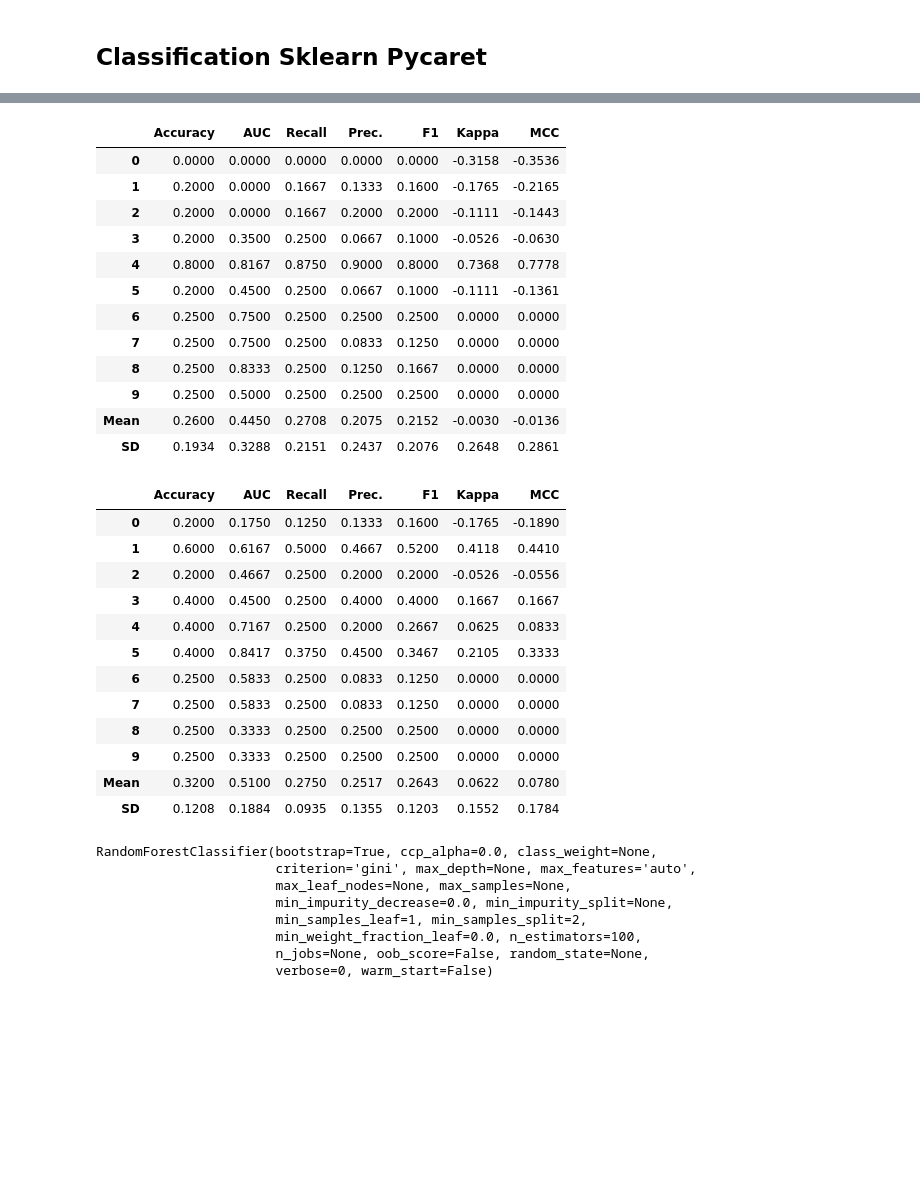
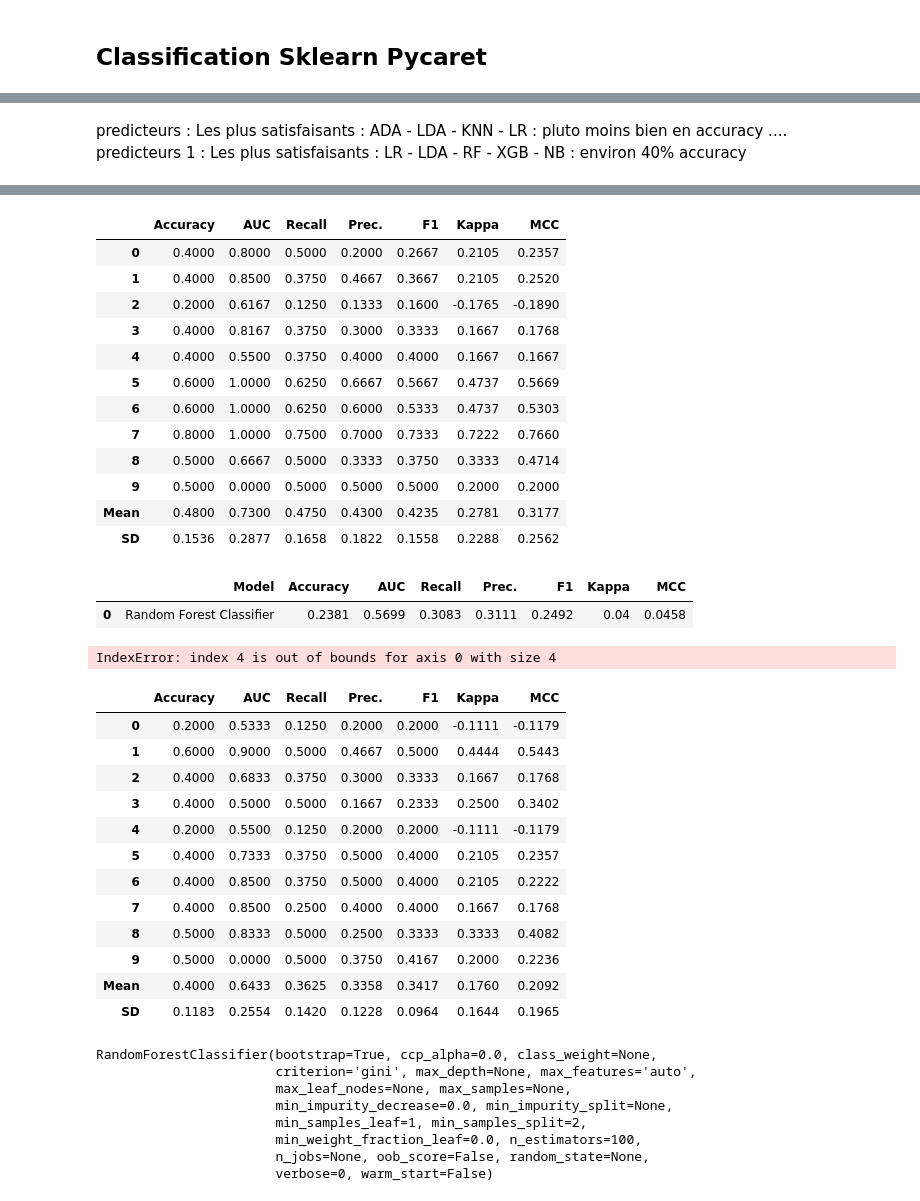
Before and after one commit to sebastiendufour1972/BL.Research-at-SemEval-2022-Task-8, a Jupyter notebook: french/Finalisation_programme_french.ipynb, the cells around one changed output, grey strips where cells are left out. Drawn from its saved outputs; the diff is of its cells as text; code cells hidden in the pictures; blank space fills up the shorter version.

```diff
--- a/french/Finalisation_programme_french.ipynb
+++ b/french/Finalisation_programme_french.ipynb
@@ -510,7 +548,9 @@ def Creation_features_comparaison(df,langue, test_position = [methode1,methode2]
 # %% [markdown]
 ## Classification Sklearn Pycaret
 # %%
-francais = pd.read_csv('corpus_fr_notes2.csv',index_col=0)
+import pandas as pd
+francais = pd.read_csv('corpus_fr_notes.csv',index_col=0)
 # %%
-# attention certains textes ne sont pas fournies et don mis en "Error" : A supprimer donc
-francais[francais.meth1_similarites=='Error']
+# attention certains textes ne sont pas fournies et donc mis en "Error" : A supprimer donc
+# On pourrait éventuellement tester en ne prenant plus les meth similarités ds les predicteurs
+francais = francais[francais.meth1_similarites!='Error']
@@ -601,3 +749,6 @@ xgb = create_model('xgboost')
+# %% [markdown]
+predicteurs : Les plus satisfaisants : ADA - LDA - KNN - LR : pluto moins bien en accuracy .... <br/>
+predicteurs 1 : Les plus satisfaisants : LR - LDA - RF - XGB - NB : environ 40% accuracy
 # %%
 essai_classif = francais[['Geography','Entities', 'Time', 'Narrative', 'Overall', 'Style', 'Tone','nb_entites_idem',
     'nb_lieux_idem', 'nb_dates_idem', 'score_similarite_titres', 'score_similarite_resume1','score_similarite_resume2',
@@ -636,38 +783,25 @@ predicteurs = ['nb_entites_idem', 'nb_lieux_idem', 'nb_dates_idem', 'score_simil
 # %%
 Xtrain = essai_classif[predicteurs + ['Overall']]
 french_classif = setup(data = Xtrain,  target = 'Overall', html=False, silent=True, verbose=False)
-rf = create_model(rf)
+rf = create_model('rf')
 # %% [output]
 |  | Accuracy | AUC | Recall | Prec. | F1 | Kappa | MCC |
-| 0 | 0.0000 | 0.0000 | 0.0000 | 0.0000 | 0.0000 | -0.3158 | -0.3536 |
-| 1 | 0.2000 | 0.0000 | 0.1667 | 0.1333 | 0.1600 | -0.1765 | -0.2165 |
-| 2 | 0.2000 | 0.0000 | 0.1667 | 0.2000 | 0.2000 | -0.1111 | -0.1443 |
-| 3 | 0.2000 | 0.3500 | 0.2500 | 0.0667 | 0.1000 | -0.0526 | -0.0630 |
-| 4 | 0.8000 | 0.8167 | 0.8750 | 0.9000 | 0.8000 | 0.7368 | 0.7778 |
-| 5 | 0.2000 | 0.4500 | 0.2500 | 0.0667 | 0.1000 | -0.1111 | -0.1361 |
-| 6 | 0.2500 | 0.7500 | 0.2500 | 0.2500 | 0.2500 | 0.0000 | 0.0000 |
-| 7 | 0.2500 | 0.7500 | 0.2500 | 0.0833 | 0.1250 | 0.0000 | 0.0000 |
-| 8 | 0.2500 | 0.8333 | 0.2500 | 0.1250 | 0.1667 | 0.0000 | 0.0000 |
-| 9 | 0.2500 | 0.5000 | 0.2500 | 0.2500 | 0.2500 | 0.0000 | 0.0000 |
-| Mean | 0.2600 | 0.4450 | 0.2708 | 0.2075 | 0.2152 | -0.0030 | -0.0136 |
-| SD | 0.1934 | 0.3288 | 0.2151 | 0.2437 | 0.2076 | 0.2648 | 0.2861 |
+| 0 | 0.4000 | 0.8000 | 0.5000 | 0.2000 | 0.2667 | 0.2105 | 0.2357 |
+| 1 | 0.4000 | 0.8500 | 0.3750 | 0.4667 | 0.3667 | 0.2105 | 0.2520 |
+| 2 | 0.2000 | 0.6167 | 0.1250 | 0.1333 | 0.1600 | -0.1765 | -0.1890 |
+| 3 | 0.4000 | 0.8167 | 0.3750 | 0.3000 | 0.3333 | 0.1667 | 0.1768 |
+| 4 | 0.4000 | 0.5500 | 0.3750 | 0.4000 | 0.4000 | 0.1667 | 0.1667 |
+| 5 | 0.6000 | 1.0000 | 0.6250 | 0.6667 | 0.5667 | 0.4737 | 0.5669 |
+| 6 | 0.6000 | 1.0000 | 0.6250 | 0.6000 | 0.5333 | 0.4737 | 0.5303 |
+| 7 | 0.8000 | 1.0000 | 0.7500 | 0.7000 | 0.7333 | 0.7222 | 0.7660 |
+| 8 | 0.5000 | 0.6667 | 0.5000 | 0.3333 | 0.3750 | 0.3333 | 0.4714 |
+| 9 | 0.5000 | 0.0000 | 0.5000 | 0.5000 | 0.5000 | 0.2000 | 0.2000 |
+| Mean | 0.4800 | 0.7300 | 0.4750 | 0.4300 | 0.4235 | 0.2781 | 0.3177 |
+| SD | 0.1536 | 0.2877 | 0.1658 | 0.1822 | 0.1558 | 0.2288 | 0.2562 |
 # %%
-# predictions = predict_model(rf)  # ne marche pas ????
-# predictions
+predictions = predict_model(rf)  # ne marche pas ????
+predictions
+# %% [output]
+|  | Model | Accuracy | AUC | Recall | Prec. | F1 | Kappa | MCC |
+| 0 | Random Forest Classifier | 0.2381 | 0.5699 | 0.3083 | 0.3111 | 0.2492 | 0.04 | 0.0458 |
+IndexError: index 4 is out of bounds for axis 0 with size 4
-# %%
-french_classif = setup(data = essai_classif[['nb_entites_idem', 'nb_lieux_idem', 'nb_dates_idem','Entities']],  target = 'Entities', html=False, silent=True, verbose=False)
-rf = create_model(rf)
-# %% [output]
-|  | Accuracy | AUC | Recall | Prec. | F1 | Kappa | MCC |
-| 0 | 0.2000 | 0.1750 | 0.1250 | 0.1333 | 0.1600 | -0.1765 | -0.1890 |
-| 1 | 0.6000 | 0.6167 | 0.5000 | 0.4667 | 0.5200 | 0.4118 | 0.4410 |
-| 2 | 0.2000 | 0.4667 | 0.2500 | 0.2000 | 0.2000 | -0.0526 | -0.0556 |
-| 3 | 0.4000 | 0.4500 | 0.2500 | 0.4000 | 0.4000 | 0.1667 | 0.1667 |
-| 4 | 0.4000 | 0.7167 | 0.2500 | 0.2000 | 0.2667 | 0.0625 | 0.0833 |
-| 5 | 0.4000 | 0.8417 | 0.3750 | 0.4500 | 0.3467 | 0.2105 | 0.3333 |
-| 6 | 0.2500 | 0.5833 | 0.2500 | 0.0833 | 0.1250 | 0.0000 | 0.0000 |
-| 7 | 0.2500 | 0.5833 | 0.2500 | 0.0833 | 0.1250 | 0.0000 | 0.0000 |
-| 8 | 0.2500 | 0.3333 | 0.2500 | 0.2500 | 0.2500 | 0.0000 | 0.0000 |
-| 9 | 0.2500 | 0.3333 | 0.2500 | 0.2500 | 0.2500 | 0.0000 | 0.0000 |
-| Mean | 0.3200 | 0.5100 | 0.2750 | 0.2517 | 0.2643 | 0.0622 | 0.0780 |
-| SD | 0.1208 | 0.1884 | 0.0935 | 0.1355 | 0.1203 | 0.1552 | 0.1784 |
@@ -678,3 +808,19 @@ rf = create_model(rf)
+# %%
+lda = create_model('lda')
+# %% [output]
+|  | Accuracy | AUC | Recall | Prec. | F1 | Kappa | MCC |
+| 0 | 0.2000 | 0.5333 | 0.1250 | 0.2000 | 0.2000 | -0.1111 | -0.1179 |
+| 1 | 0.6000 | 0.9000 | 0.5000 | 0.4667 | 0.5000 | 0.4444 | 0.5443 |
+| 2 | 0.4000 | 0.6833 | 0.3750 | 0.3000 | 0.3333 | 0.1667 | 0.1768 |
+| 3 | 0.4000 | 0.5000 | 0.5000 | 0.1667 | 0.2333 | 0.2500 | 0.3402 |
+| 4 | 0.2000 | 0.5500 | 0.1250 | 0.2000 | 0.2000 | -0.1111 | -0.1179 |
+| 5 | 0.4000 | 0.7333 | 0.3750 | 0.5000 | 0.4000 | 0.2105 | 0.2357 |
+| 6 | 0.4000 | 0.8500 | 0.3750 | 0.5000 | 0.4000 | 0.2105 | 0.2222 |
+| 7 | 0.4000 | 0.8500 | 0.2500 | 0.4000 | 0.4000 | 0.1667 | 0.1768 |
+| 8 | 0.5000 | 0.8333 | 0.5000 | 0.2500 | 0.3333 | 0.3333 | 0.4082 |
+| 9 | 0.5000 | 0.0000 | 0.5000 | 0.3750 | 0.4167 | 0.2000 | 0.2236 |
+| Mean | 0.4000 | 0.6433 | 0.3625 | 0.3358 | 0.3417 | 0.1760 | 0.2092 |
+| SD | 0.1183 | 0.2554 | 0.1420 | 0.1228 | 0.0964 | 0.1644 | 0.1965 |
 # %%
 # random Forest simple sur scikit learn
 Xtrain = essai_classif[predicteurs].reset_index(drop=True)
```
Also changed, not shown: parts of 50 cells of this notebook.
